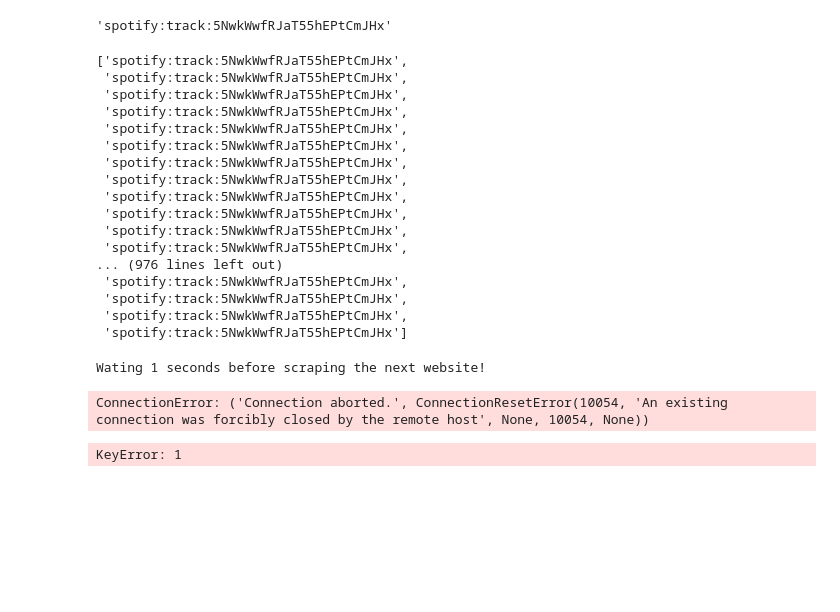
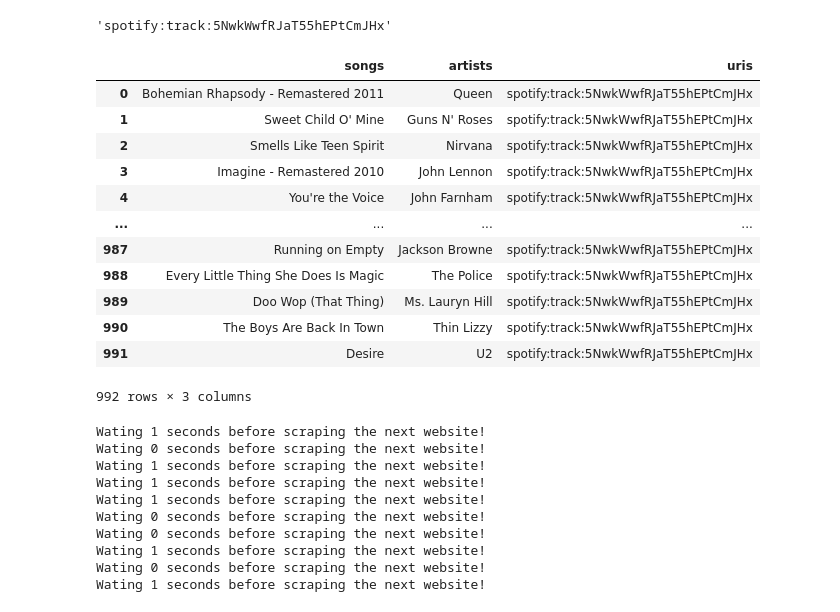
Before and after one commit to kondoniranjan95/Spotify_project, a Jupyter notebook: spotify_db.ipynb, the cells around one changed output. Saved outputs shown, nothing was run; the diff lists cells and outputs as text; code cells hidden in the pictures; blank space fills up the shorter version.

```diff
--- a/spotify_db.ipynb
+++ b/spotify_db.ipynb
@@ -36,29 +36,26 @@ for i in range(len(track)):
     artists.append(artist)
     uris.append(uri)
 # %%
-df= pd.DataFrame({"songs":songs,"artists":artists,"uris":uris})
+df_song_artist= pd.DataFrame({"songs":songs,"artists":artists,"uris":uris})
+df_song_artist
 # %% [output]
+|  | songs | artists | uris |
+| 0 | Bohemian Rhapsody - Remastered 2011 | Queen | spotify:track:5NwkWwfRJaT55hEPtCmJHx |
+| 1 | Sweet Child O' Mine | Guns N' Roses | spotify:track:5NwkWwfRJaT55hEPtCmJHx |
+| 2 | Smells Like Teen Spirit | Nirvana | spotify:track:5NwkWwfRJaT55hEPtCmJHx |
+| 3 | Imagine - Remastered 2010 | John Lennon | spotify:track:5NwkWwfRJaT55hEPtCmJHx |
+| 4 | You're the Voice | John Farnham | spotify:track:5NwkWwfRJaT55hEPtCmJHx |
+| ... | ... | ... | ... |
+| 987 | Running on Empty | Jackson Browne | spotify:track:5NwkWwfRJaT55hEPtCmJHx |
+| 988 | Every Little Thing She Does Is Magic | The Police | spotify:track:5NwkWwfRJaT55hEPtCmJHx |
+| 989 | Doo Wop (That Thing) | Ms. Lauryn Hill | spotify:track:5NwkWwfRJaT55hEPtCmJHx |
+| 990 | The Boys Are Back In Town | Thin Lizzy | spotify:track:5NwkWwfRJaT55hEPtCmJHx |
+| 991 | Desire | U2 | spotify:track:5NwkWwfRJaT55hEPtCmJHx |
-['spotify:track:5NwkWwfRJaT55hEPtCmJHx',
- 'spotify:track:5NwkWwfRJaT55hEPtCmJHx',
- 'spotify:track:5NwkWwfRJaT55hEPtCmJHx',
- 'spotify:track:5NwkWwfRJaT55hEPtCmJHx',
- 'spotify:track:5NwkWwfRJaT55hEPtCmJHx',
- 'spotify:track:5NwkWwfRJaT55hEPtCmJHx',
- 'spotify:track:5NwkWwfRJaT55hEPtCmJHx',
- 'spotify:track:5NwkWwfRJaT55hEPtCmJHx',
- 'spotify:track:5NwkWwfRJaT55hEPtCmJHx',
- 'spotify:track:5NwkWwfRJaT55hEPtCmJHx',
- 'spotify:track:5NwkWwfRJaT55hEPtCmJHx',
- 'spotify:track:5NwkWwfRJaT55hEPtCmJHx',
-... (976 lines left out)
- 'spotify:track:5NwkWwfRJaT55hEPtCmJHx',
- 'spotify:track:5NwkWwfRJaT55hEPtCmJHx',
- 'spotify:track:5NwkWwfRJaT55hEPtCmJHx',
- 'spotify:track:5NwkWwfRJaT55hEPtCmJHx']
+992 rows × 3 columns
 # %%
 features= []
 for i in range(len(track)):
-   if i%50==0:
+   if i%100==0:
       seconds_to_wait = randint(0,1)
       print("Wating {} seconds before scraping the next website!".format(seconds_to_wait))
       sleep(seconds_to_wait)
@@ -66,4 +63,12 @@ for i in range(len(track)):
    features.append(feature)
 # %% [output]
 Wating 1 seconds before scraping the next website!
+Wating 0 seconds before scraping the next website!
+Wating 1 seconds before scraping the next website!
+Wating 1 seconds before scraping the next website!
+Wating 1 seconds before scraping the next website!
+Wating 0 seconds before scraping the next website!
+Wating 0 seconds before scraping the next website!
+Wating 1 seconds before scraping the next website!
+Wating 0 seconds before scraping the next website!
+Wating 1 seconds before scraping the next website!
-ConnectionError: ('Connection aborted.', ConnectionResetError(10054, 'An existing connection was forcibly closed by the remote host', None, 10054, None))
@@ -74,5 +74,0 @@ for i in range(len(features)):
-# %%
-features= features[1][0]
-features
-# %% [output]
-KeyError: 1
```
Also changed, not shown: parts of 8 cells of this notebook, 1 other file.
